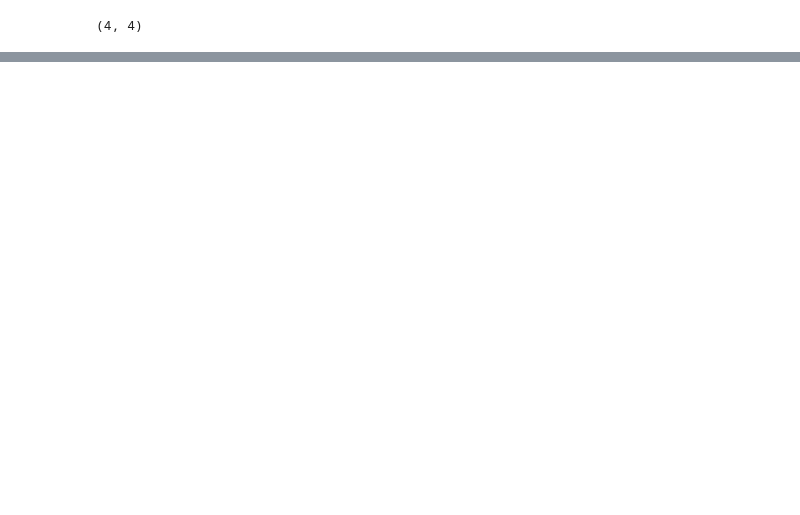
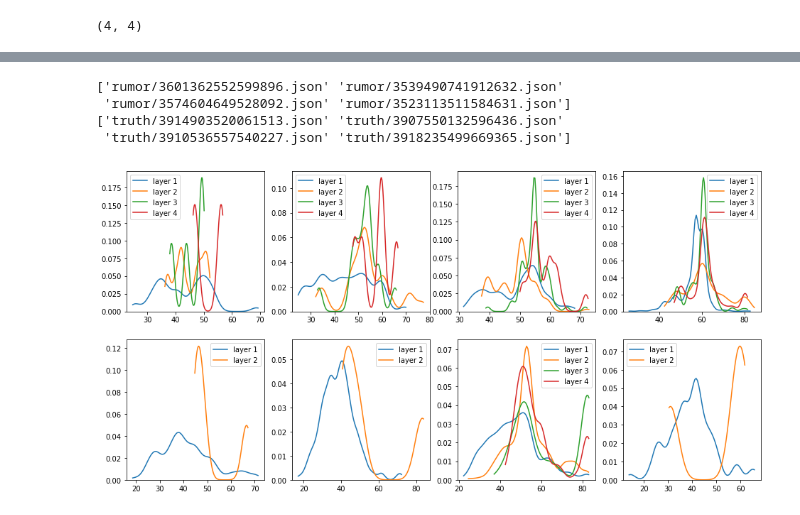
Before and after one commit to danleivv/rumordect, a Jupyter notebook: test.ipynb, the cells around one changed output, grey strips where cells are left out. Cells and saved outputs as stored; diff of their text form; code cells hidden in the pictures; blank space fills up the shorter version.

```diff
--- a/test.ipynb
+++ b/test.ipynb
@@ -77,0 +66,7 @@ array([0, 0, 0, 0, 0, 0, 0, 0, 0, 0])
+# %%
+def log_graph(sp, step=100):
+    data = raw[sp]
+    dst = defaultdict(list)
+    for t, lx, ly, x, y in data:
+        dst[ly].append(np.log10(t + 1) * step / 8.1)
+    return dst
@@ -78,3 +103,25 @@ array([0, 0, 0, 0, 0, 0, 0, 0, 0, 0])
+# %%
+rsp = np.random.choice(glob('rumor/*.json'), size=4, replace=False)
+tsp = np.random.choice(glob('truth/*.json'), size=4, replace=False)
+f, axes = plt.subplots(2, 4, figsize=(16, 8))
+for i in range(4):
+    rdst = log_graph(rsp[i], 100)
+    tdst = log_graph(tsp[i], 100)
+    for j in range(4):
+        if j + 2 in rdst and len(rdst[j+2]) > 1:
+            sns.kdeplot(rdst[j+2], bw=0.2, ax=axes[0][i], label=f'layer {j+1}')
+        if j + 2 in tdst and len(tdst[j+2]) > 1:
+            sns.kdeplot(tdst[j+2], bw=0.2, ax=axes[1][i], label=f'layer {j+1}')
+
+plt.legend()
+print(rsp)
+print(tsp)
+# %% [output]
+['rumor/3601362552599896.json' 'rumor/3539490741912632.json'
+ 'rumor/3574604649528092.json' 'rumor/3523113511584631.json']
+['truth/3914903520061513.json' 'truth/3907550132596436.json'
+ 'truth/3910536557540227.json' 'truth/3918235499669365.json']
+[figure, added]
 # %%
 rsample = np.random.choice(glob('rumor/*.json'), size=4, replace=False)
 tsample = np.random.choice(glob('truth/*.json'), size=4, replace=False)
```
Also changed, not shown: parts of 23 cells of this notebook, 6 other files.
